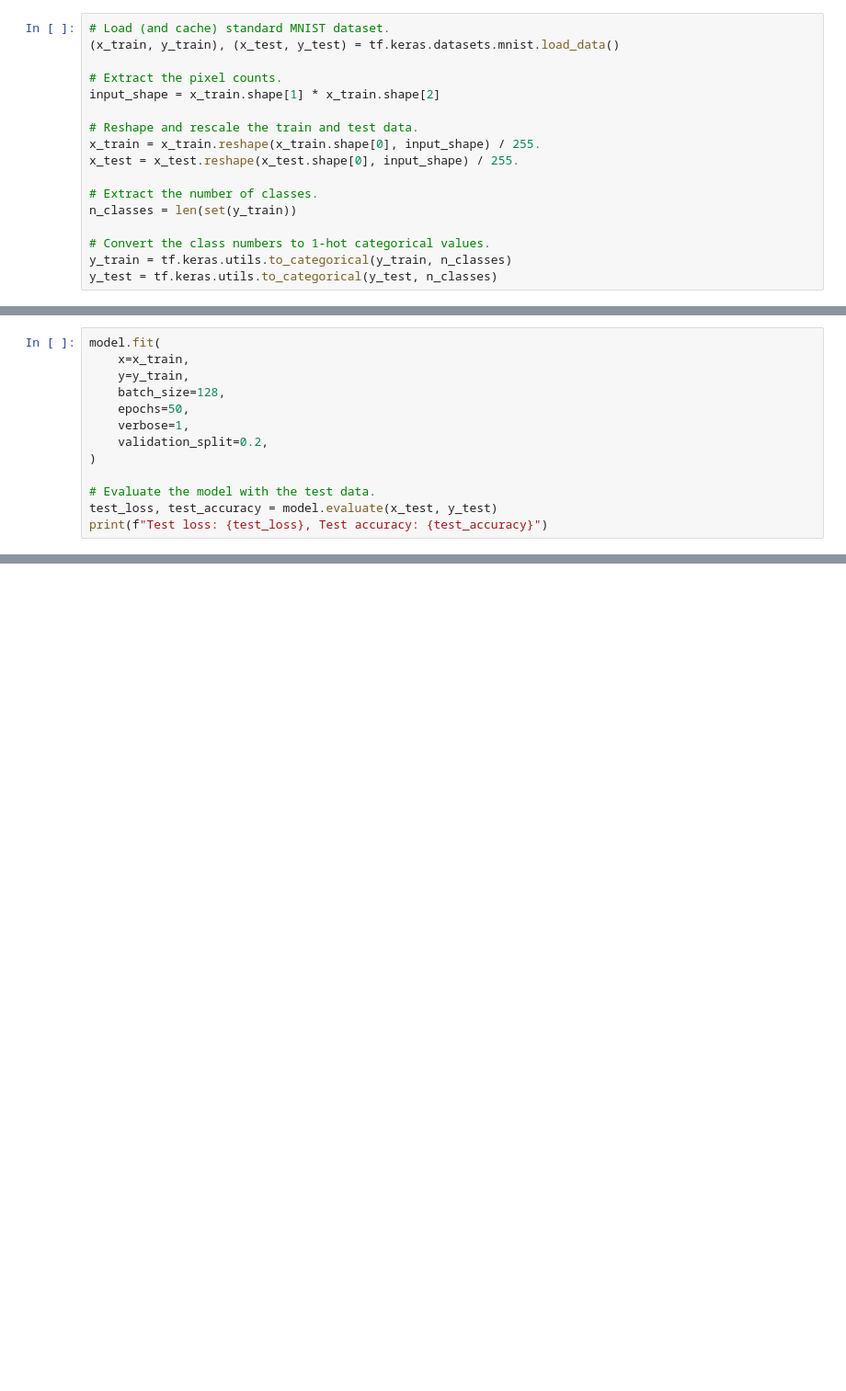
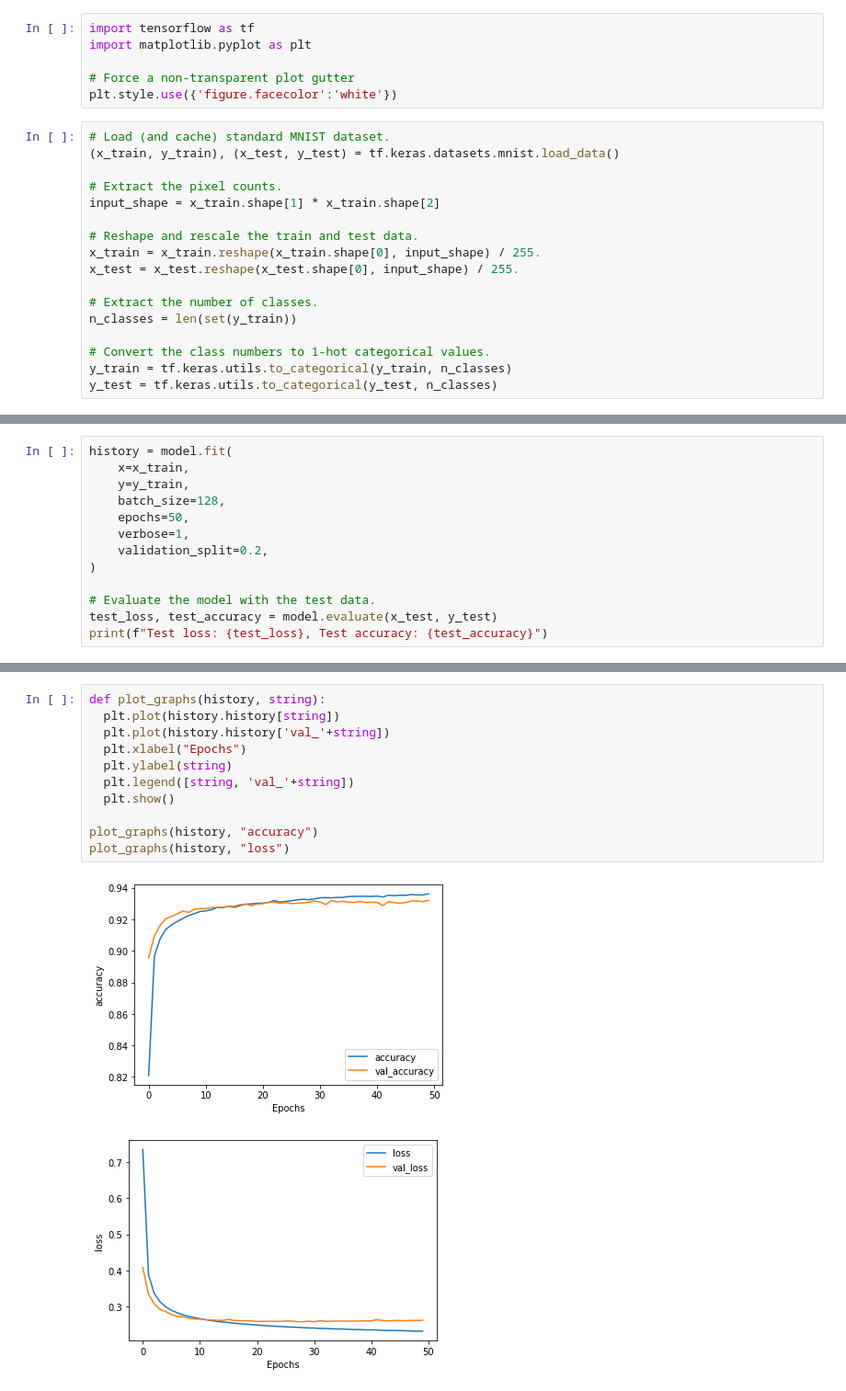
Before and after one commit to crutcher/smot, a Jupyter notebook: smot/models/mnist/simple/simple.ipynb, the cells around one changed output, grey strips where cells are left out. Shown at 92% size. Cells and saved outputs as stored; diff of their text form; blank space fills up the shorter version.

Commit message:
add matplotlib

```diff
--- a/smot/models/mnist/simple/simple.ipynb
+++ b/smot/models/mnist/simple/simple.ipynb
@@ -3,3 +1,9 @@ import tensorflow as tf
+# %%
+import tensorflow as tf
+import matplotlib.pyplot as plt
+
+# Force a non-transparent plot gutter
+plt.style.use({'figure.facecolor':'white'})
 # %%
 # Load (and cache) standard MNIST dataset.
 (x_train, y_train), (x_test, y_test) = tf.keras.datasets.mnist.load_data()
@@ -49,7 +53,7 @@ Trainable params: 7,850
 Non-trainable params: 0
 _________________________________________________________________
 # %%
-model.fit(
+history = model.fit(
     x=x_train,
     y=y_train,
     batch_size=128,
@@ -81,0 +86,14 @@ Test loss: 0.26854225993156433, Test accuracy: 0.9276000261306763
+# %%
+def plot_graphs(history, string):
+  plt.plot(history.history[string])
+  plt.plot(history.history['val_'+string])
+  plt.xlabel("Epochs")
+  plt.ylabel(string)
+  plt.legend([string, 'val_'+string])
+  plt.show()
+
+plot_graphs(history, "accuracy")
+plot_graphs(history, "loss")
+# %% [output]
+[figure, added]
+[figure, added]
```
Also changed, not shown: parts of 3 cells of this notebook, 2 other files.
